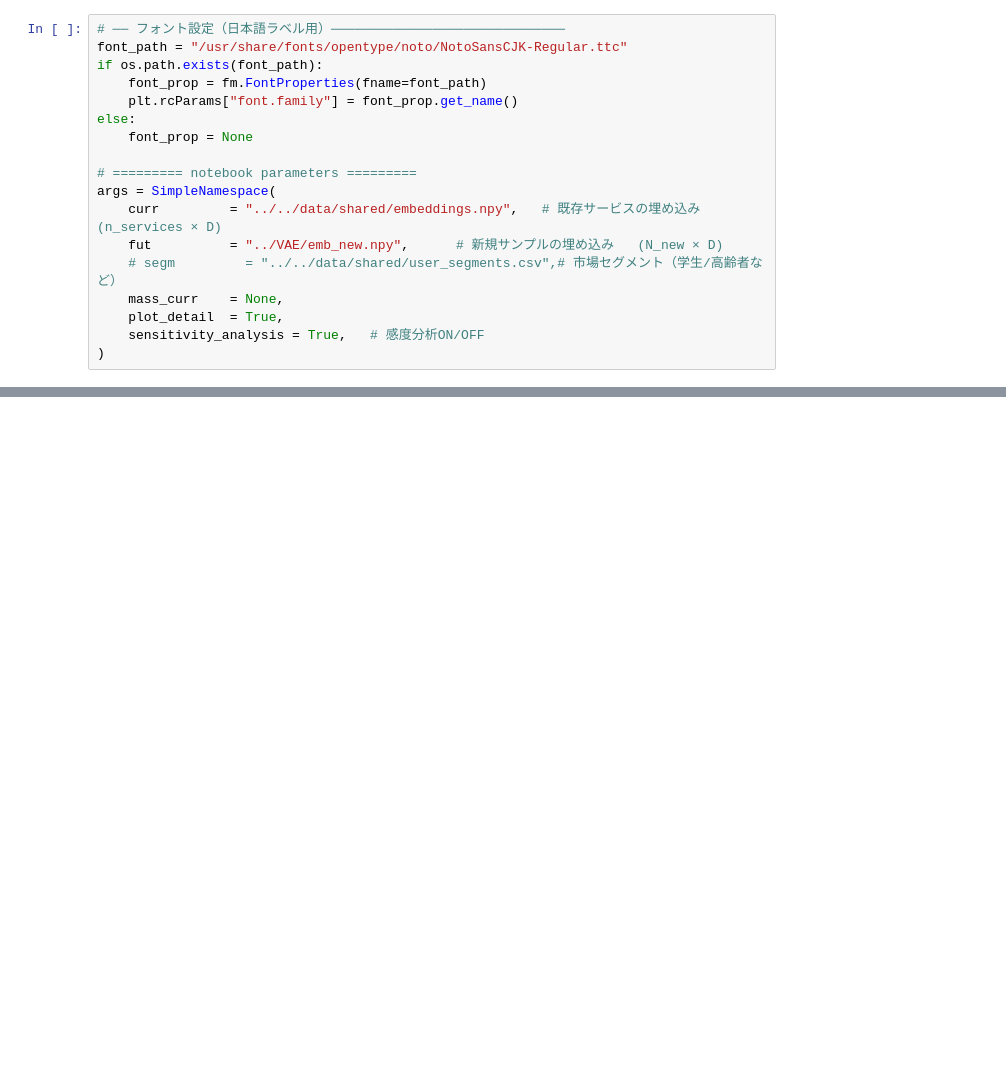
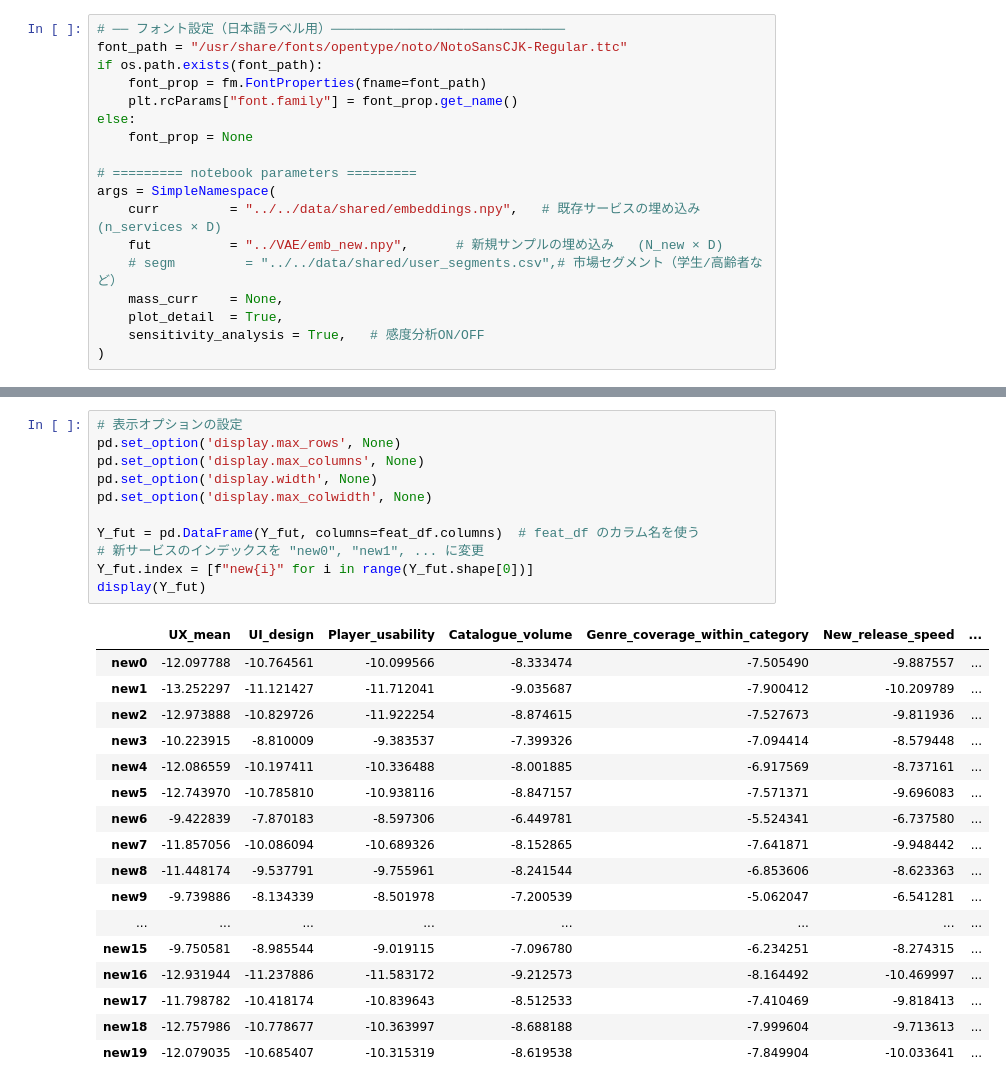
Before and after one commit to fuukanoo/ORICON, a Jupyter notebook: src/Optimal_transportation/ot_single_2.ipynb, the cells around one changed output, grey strips where cells are left out. Saved outputs shown, nothing was run; the diff lists cells and outputs as text; blank space fills up the shorter version.

```diff
--- a/src/Optimal_transportation/ot_single_2.ipynb
+++ b/src/Optimal_transportation/ot_single_2.ipynb
@@ -417 +483,30 @@ if args.sensitivity_analysis:
+# %%
+# 表示オプションの設定
+pd.set_option('display.max_rows', None)
+pd.set_option('display.max_columns', None)
+pd.set_option('display.width', None)
+pd.set_option('display.max_colwidth', None)
+
+Y_fut = pd.DataFrame(Y_fut, columns=feat_df.columns)  # feat_df のカラム名を使う
+# 新サービスのインデックスを "new0", "new1", ... に変更
+Y_fut.index = [f"new{i}" for i in range(Y_fut.shape[0])]
+display(Y_fut)
+# %% [output]
+|  | UX_mean | UI_design | Player_usability | Catalogue_volume | Genre_coverage_within_category | New_release_speed | ... |
+| new0 | -12.097788 | -10.764561 | -10.099566 | -8.333474 | -7.505490 | -9.887557 | ... |
+| new1 | -13.252297 | -11.121427 | -11.712041 | -9.035687 | -7.900412 | -10.209789 | ... |
+| new2 | -12.973888 | -10.829726 | -11.922254 | -8.874615 | -7.527673 | -9.811936 | ... |
+| new3 | -10.223915 | -8.810009 | -9.383537 | -7.399326 | -7.094414 | -8.579448 | ... |
+| new4 | -12.086559 | -10.197411 | -10.336488 | -8.001885 | -6.917569 | -8.737161 | ... |
+| new5 | -12.743970 | -10.785810 | -10.938116 | -8.847157 | -7.571371 | -9.696083 | ... |
+| new6 | -9.422839 | -7.870183 | -8.597306 | -6.449781 | -5.524341 | -6.737580 | ... |
+| new7 | -11.857056 | -10.086094 | -10.689326 | -8.152865 | -7.641871 | -9.948442 | ... |
+| new8 | -11.448174 | -9.537791 | -9.755961 | -8.241544 | -6.853606 | -8.623363 | ... |
+| new9 | -9.739886 | -8.134339 | -8.501978 | -7.200539 | -5.062047 | -6.541281 | ... |
+| ... | ... | ... | ... | ... | ... | ... | ... |
+| new15 | -9.750581 | -8.985544 | -9.019115 | -7.096780 | -6.234251 | -8.274315 | ... |
+| new16 | -12.931944 | -11.237886 | -11.583172 | -9.212573 | -8.164492 | -10.469997 | ... |
+| new17 | -11.798782 | -10.418174 | -10.839643 | -8.512533 | -7.410469 | -9.818413 | ... |
+| new18 | -12.757986 | -10.778677 | -10.363997 | -8.688188 | -7.999604 | -9.713613 | ... |
+| new19 | -12.079035 | -10.685407 | -10.315319 | -8.619538 | -7.849904 | -10.033641 | ... |
 # %%
```
Also changed, not shown: parts of 13 cells of this notebook, 10 other files.
